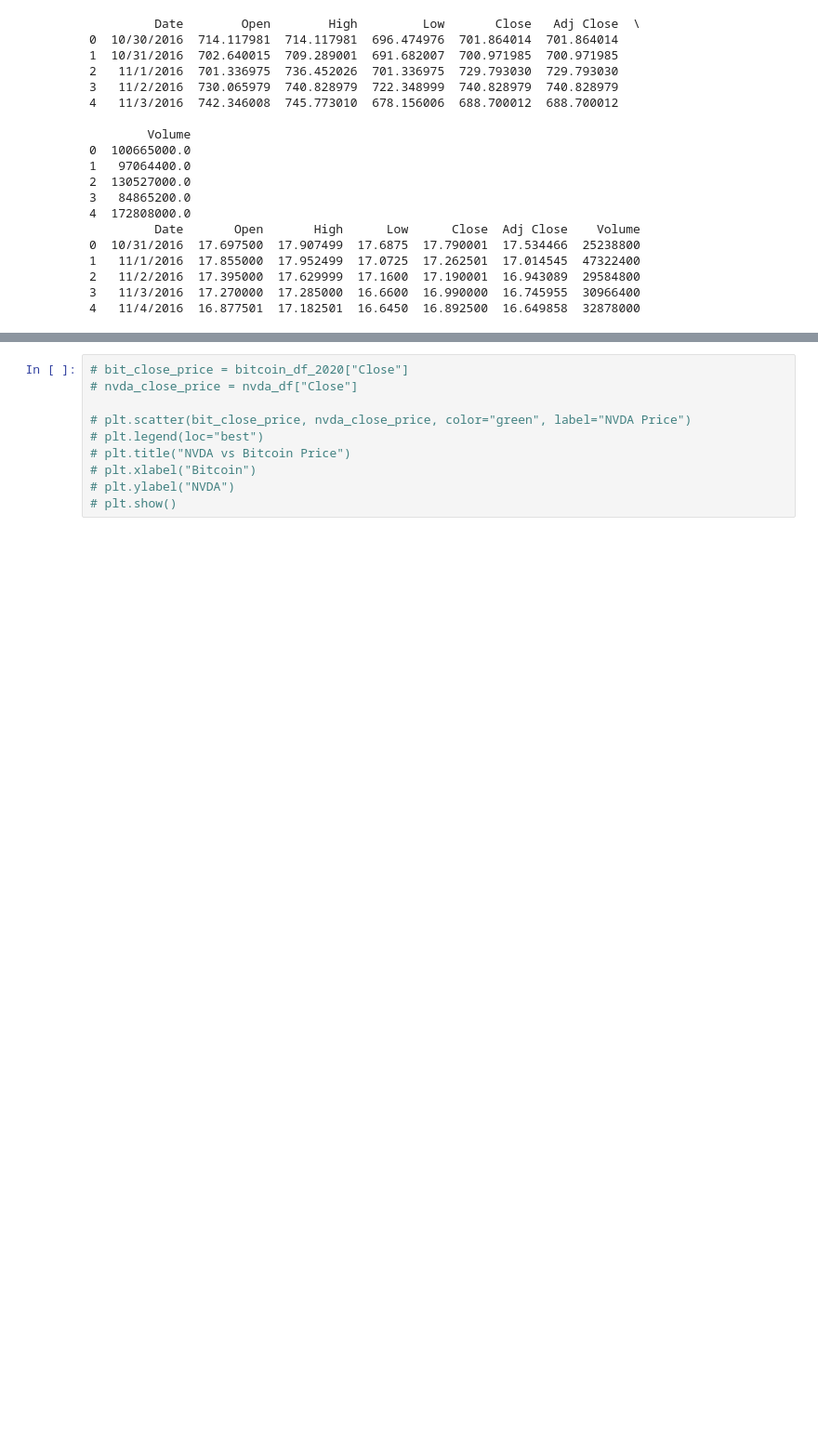
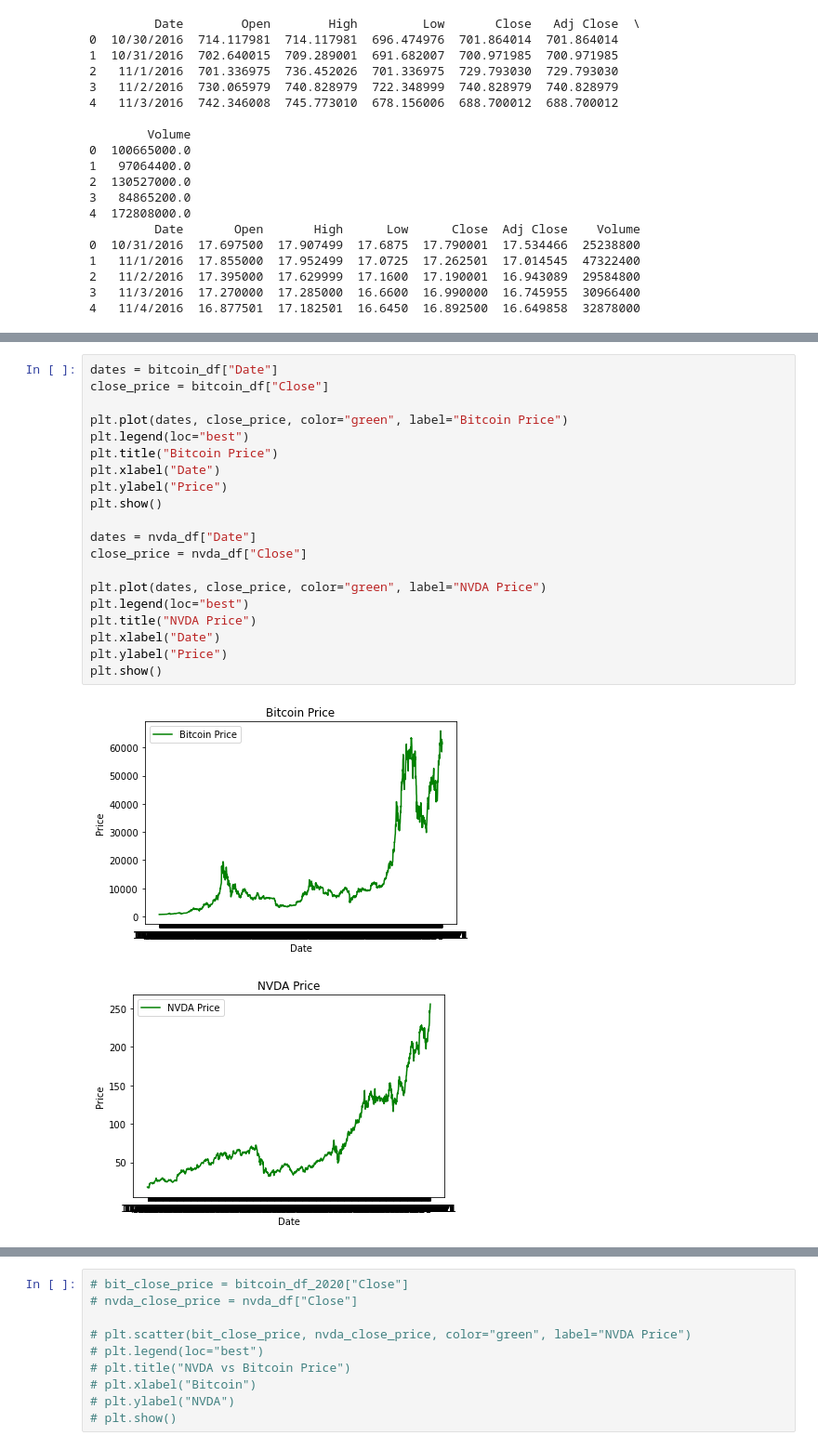
Before and after one commit to CharlotteC21/Cryptocurreny-Trend-Analysis-Group-Project, a Jupyter notebook: Bitcoin plot since 2016 to 10.29.21.ipynb, the cells around one changed output, grey strips where cells are left out. Shown at 93% size. Cells and saved outputs as stored; diff of their text form; blank space fills up the shorter version.

```diff
--- a/Bitcoin plot since 2016 to 10.29.21.ipynb
+++ b/Bitcoin plot since 2016 to 10.29.21.ipynb
@@ -37,3 +55,26 @@ print(nvda_df.head())
+# %%
+dates = bitcoin_df["Date"]
+close_price = bitcoin_df["Close"]
+
+plt.plot(dates, close_price, color="green", label="Bitcoin Price")
+plt.legend(loc="best")
+plt.title("Bitcoin Price")
+plt.xlabel("Date")
+plt.ylabel("Price")
+plt.show()
+
+dates = nvda_df["Date"]
+close_price = nvda_df["Close"]
+
+plt.plot(dates, close_price, color="green", label="NVDA Price")
+plt.legend(loc="best")
+plt.title("NVDA Price")
+plt.xlabel("Date")
+plt.ylabel("Price")
+plt.show()
+# %% [output]
+[figure, added]
+[figure, added]
 # %%
 dates = bitcoin_df_2020["Date"]
 close_price = bitcoin_df_2020["Close"]
```
Also changed, not shown: parts of 3 cells of this notebook.
